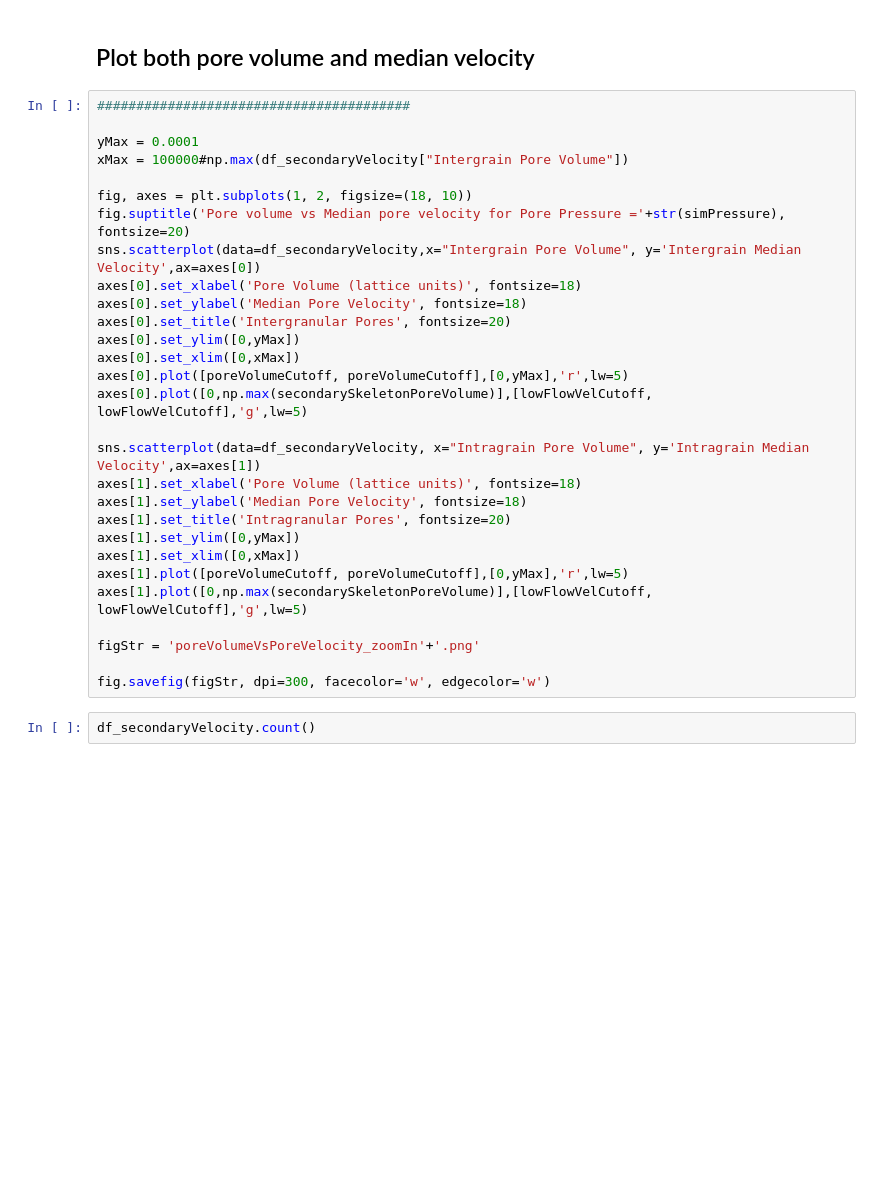
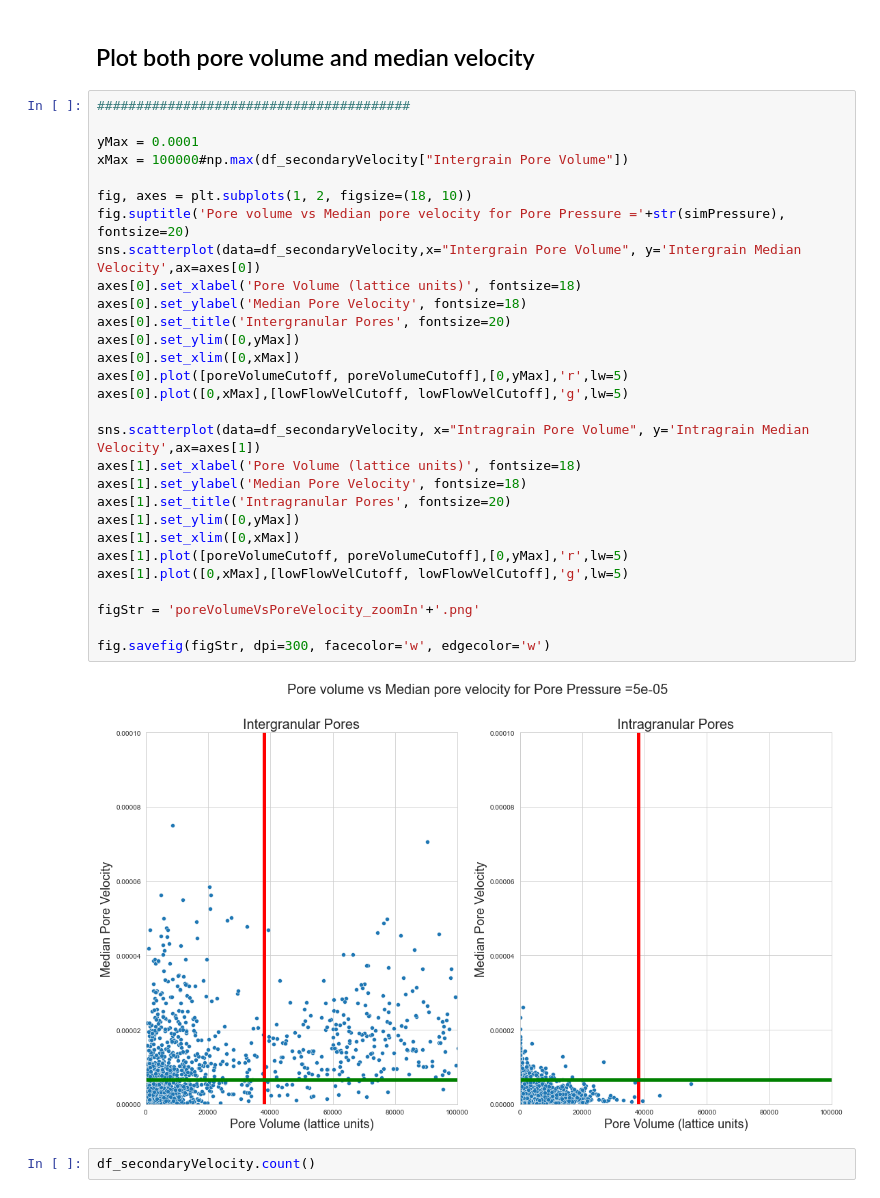
Before and after one commit to akkendrick/LABMOPS, a Jupyter notebook: plotSimData.ipynb, the cells around one changed output. Cells and saved outputs as stored; diff of their text form; blank space fills up the shorter version.

Commit message:
fixing some problems in plotting code

```diff
--- a/plotSimData.ipynb
+++ b/plotSimData.ipynb
@@ -173,31 +197,33 @@ fig.savefig(figStr, dpi=300, facecolor='w', edgecolor='w')
 # %%
 ########################################
 
 yMax = 0.0001
 xMax = 100000#np.max(df_secondaryVelocity["Intergrain Pore Volume"])
 
 fig, axes = plt.subplots(1, 2, figsize=(18, 10))
 fig.suptitle('Pore volume vs Median pore velocity for Pore Pressure ='+str(simPressure), fontsize=20)
 sns.scatterplot(data=df_secondaryVelocity,x="Intergrain Pore Volume", y='Intergrain Median Velocity',ax=axes[0])
 axes[0].set_xlabel('Pore Volume (lattice units)', fontsize=18)
 axes[0].set_ylabel('Median Pore Velocity', fontsize=18)
 axes[0].set_title('Intergranular Pores', fontsize=20)
 axes[0].set_ylim([0,yMax])
 axes[0].set_xlim([0,xMax])
 axes[0].plot([poreVolumeCutoff, poreVolumeCutoff],[0,yMax],'r',lw=5)
-axes[0].plot([0,np.max(secondarySkeletonPoreVolume)],[lowFlowVelCutoff, lowFlowVelCutoff],'g',lw=5)
+axes[0].plot([0,xMax],[lowFlowVelCutoff, lowFlowVelCutoff],'g',lw=5)
 
 sns.scatterplot(data=df_secondaryVelocity, x="Intragrain Pore Volume", y='Intragrain Median Velocity',ax=axes[1])
 axes[1].set_xlabel('Pore Volume (lattice units)', fontsize=18)
 axes[1].set_ylabel('Median Pore Velocity', fontsize=18)
 axes[1].set_title('Intragranular Pores', fontsize=20)
 axes[1].set_ylim([0,yMax])
 axes[1].set_xlim([0,xMax])
 axes[1].plot([poreVolumeCutoff, poreVolumeCutoff],[0,yMax],'r',lw=5)
-axes[1].plot([0,np.max(secondarySkeletonPoreVolume)],[lowFlowVelCutoff, lowFlowVelCutoff],'g',lw=5)
+axes[1].plot([0,xMax],[lowFlowVelCutoff, lowFlowVelCutoff],'g',lw=5)
 
 figStr = 'poreVolumeVsPoreVelocity_zoomIn'+'.png'
 
 fig.savefig(figStr, dpi=300, facecolor='w', edgecolor='w')
+# %% [output]
+[figure, added]
 # %%
 df_secondaryVelocity.count()
```
Also changed, not shown: parts of 14 cells of this notebook.
